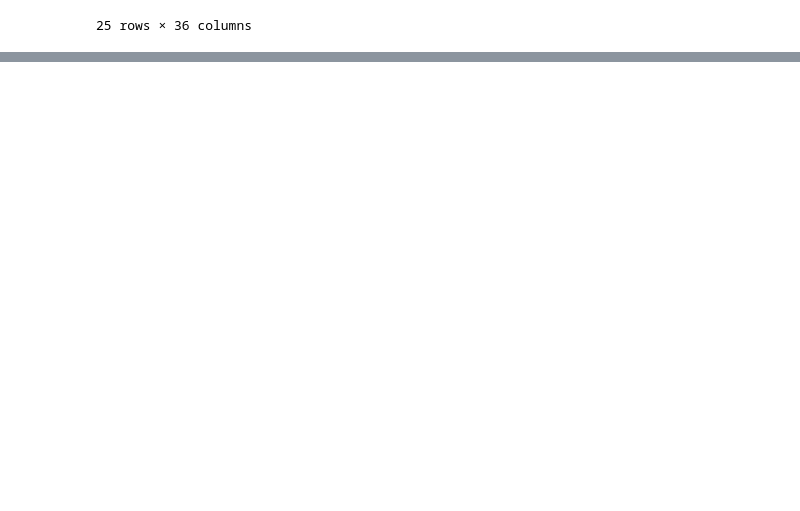
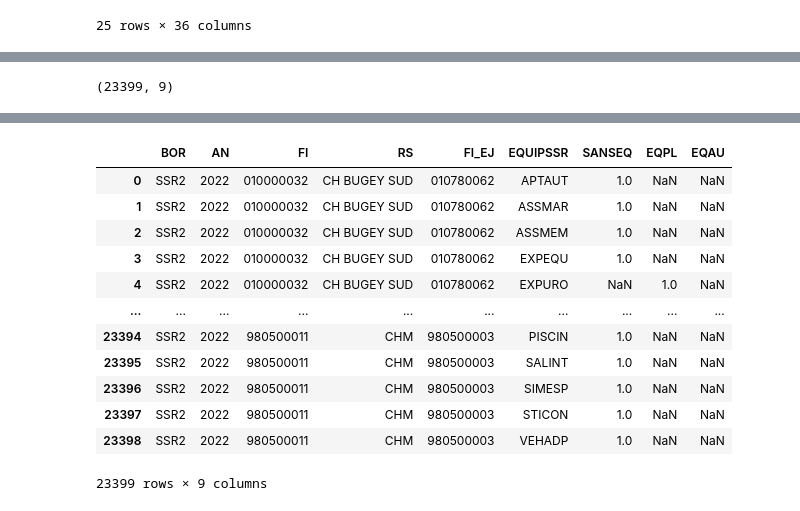
Before and after one commit to pgresant/PythonS1, a Jupyter notebook: API.ipynb, the cells around one changed output, grey strips where cells are left out. Drawn from its saved outputs; the diff is of its cells as text; code cells hidden in the pictures; blank space fills up the shorter version.

```diff
--- a/API.ipynb
+++ b/API.ipynb
@@ -103,0 +164,57 @@ ParserError: Error tokenizing data. C error: Expected 1 fields in line 4, saw 3
+# %%
+print(SAE_2022.shape)
+# %% [output]
+(23399, 9)
+# %%
+import pandas as pd
+import requests
+import py7zr
+import tempfile
+import os
+
+def diagnose_csv_from_7z_url(url):
+    with tempfile.TemporaryDirectory() as tmpdir:
+        archive_path = os.path.join(tmpdir, "data.7z")
+        extracted_path = os.path.join(tmpdir, "extracted")
+
+        # Télécharger l'archive
+        r = requests.get(url, stream=True)
+        r.raise_for_status()
+        with open(archive_path, 'wb') as f:
+            for chunk in r.iter_content(chunk_size=8192):
+                f.write(chunk)
+
+        # Extraire l'archive
+        with py7zr.SevenZipFile(archive_path, mode='r') as z:
+            z.extractall(path=extracted_path)
+
+        # Lister tous les fichiers extraits
+        print("Liste des fichiers extraits:")
+        for root, _, files in os.walk(extracted_path):
+            for file in files:
+                print("-", file)
+
+        # Essayer de lire tous les CSV et afficher les infos
+        for root, _, files in os.walk(extracted_path):
+            for file in files:
+                if file.endswith(".csv"):
+                    csv_path = os.path.join(root, file)
+                    print(f"\nLecture de : {csv_path}")
+                    # Tester plusieurs séparateurs possibles
+                    for sep in [';', ',', '\t']:
+                        try:
+                            df = pd.read_csv(csv_path, sep=sep, encoding='latin1', nrows=5)
+                            print(f"Essai séparateur '{sep}': {df.shape[1]} colonnes")
+                        except Exception as e:
+                            print(f"Erreur avec séparateur '{sep}': {e}")
+
+                    # Lire avec le meilleur séparateur (à toi de choisir après observation)
+                    # Ici on prend le point-virgule par défaut
+                    df = pd.read_csv(csv_path, sep=';', encoding='latin1', low_memory=False)
+                    print(f"Colonnes trouvées ({df.shape[1]}): {df.columns.tolist()}")
+                    print(df.head())
+                    return df
+
+url_SAE_2022 = "https://drees2-sgsocialgouv.opendatasoft.com/api/datasets/1.0/708_bases-statistiques-sae/attachments/sae_2022_bases_statistiques_formats_sas_csv_7z/"
+diagnose_csv_from_7z_url(url_SAE_2022)
+# %% [output]
@@ -103,0 +238,13 @@ ParserError: Error tokenizing data. C error: Expected 1 fields in line 4, saw 3
+|  | BOR | AN | FI | RS | FI_EJ | EQUIPSSR | SANSEQ | EQPL | EQAU |
+| 0 | SSR2 | 2022 | 010000032 | CH BUGEY SUD | 010780062 | APTAUT | 1.0 | NaN | NaN |
+| 1 | SSR2 | 2022 | 010000032 | CH BUGEY SUD | 010780062 | ASSMAR | 1.0 | NaN | NaN |
+| 2 | SSR2 | 2022 | 010000032 | CH BUGEY SUD | 010780062 | ASSMEM | 1.0 | NaN | NaN |
+| 3 | SSR2 | 2022 | 010000032 | CH BUGEY SUD | 010780062 | EXPEQU | 1.0 | NaN | NaN |
+| 4 | SSR2 | 2022 | 010000032 | CH BUGEY SUD | 010780062 | EXPURO | NaN | 1.0 | NaN |
+| ... | ... | ... | ... | ... | ... | ... | ... | ... | ... |
+| 23394 | SSR2 | 2022 | 980500011 | CHM | 980500003 | PISCIN | 1.0 | NaN | NaN |
+| 23395 | SSR2 | 2022 | 980500011 | CHM | 980500003 | SALINT | 1.0 | NaN | NaN |
+| 23396 | SSR2 | 2022 | 980500011 | CHM | 980500003 | SIMESP | 1.0 | NaN | NaN |
+| 23397 | SSR2 | 2022 | 980500011 | CHM | 980500003 | STICON | 1.0 | NaN | NaN |
+| 23398 | SSR2 | 2022 | 980500011 | CHM | 980500003 | VEHADP | 1.0 | NaN | NaN |
+23399 rows × 9 columns
```
Also changed, not shown: parts of 4 cells of this notebook.
